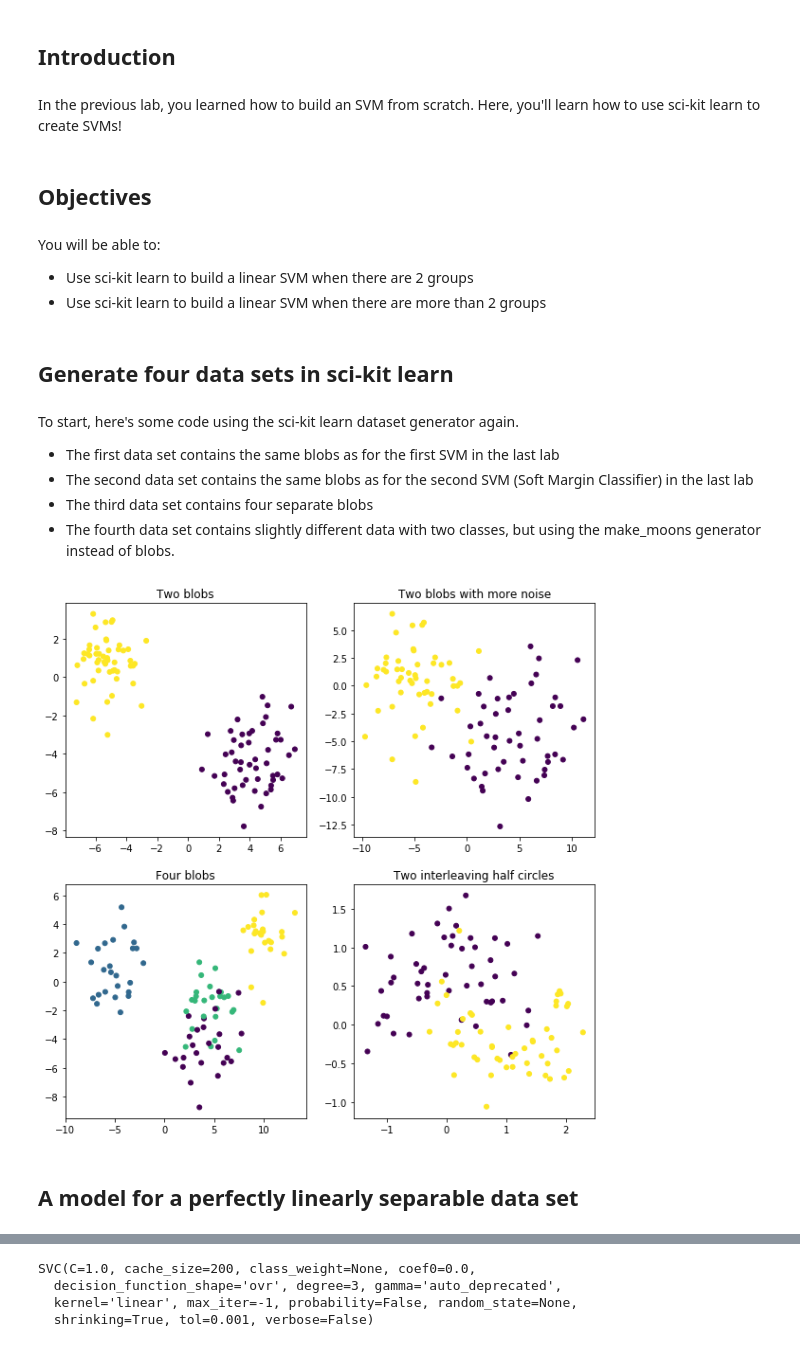
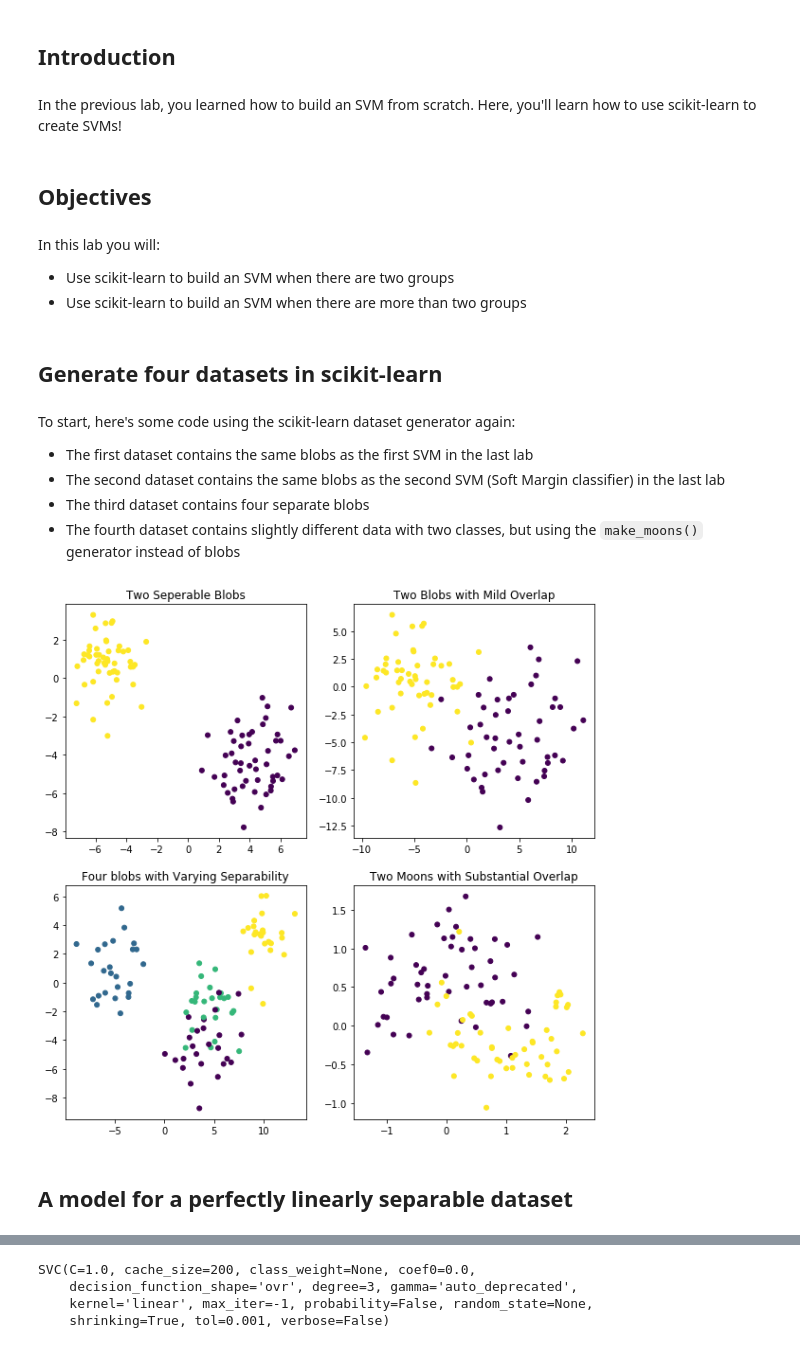
Before and after one commit to learn-co-curriculum/dsc-building-an-svm-using-scikit-learn-lab, a Jupyter notebook: index.ipynb, the cells around one changed output, grey strips where cells are left out. Saved outputs shown, nothing was run; the diff lists cells and outputs as text; code cells hidden in the pictures.

```diff
--- a/index.ipynb
+++ b/index.ipynb
@@ -3,53 +3,55 @@
 # %% [markdown]
 ## Introduction
 # %% [markdown]
-In the previous lab, you learned how to build an SVM from scratch. Here, you'll learn how to use sci-kit learn to create SVMs!
+In the previous lab, you learned how to build an SVM from scratch. Here, you'll learn how to use scikit-learn to create SVMs!
 # %% [markdown]
 ## Objectives
 # %% [markdown]
-You will be able to:
-- Use sci-kit learn to build a linear SVM when there are 2 groups
-- Use sci-kit learn to build a linear SVM when there are more than 2 groups
+In this lab you will:
+
+- Use scikit-learn to build an SVM when there are two groups
+- Use scikit-learn to build an SVM when there are more than two groups
 # %% [markdown]
-## Generate four data sets in sci-kit learn
+## Generate four datasets in scikit-learn
 # %% [markdown]
-To start, here's some code using the sci-kit learn dataset generator again.
-- The first data set contains the same blobs as for the first SVM in the last lab
-- The second data set contains the same blobs as for the second SVM (Soft Margin Classifier) in the last lab
-- The third data set contains four separate blobs
-- The fourth data set contains slightly different data with two classes, but using the make_moons generator instead of blobs.
+To start, here's some code using the scikit-learn dataset generator again:
+
+- The first dataset contains the same blobs as the first SVM in the last lab
+- The second dataset contains the same blobs as the second SVM (Soft Margin classifier) in the last lab
+- The third dataset contains four separate blobs
+- The fourth dataset contains slightly different data with two classes, but using the `make_moons()` generator instead of blobs
 # %%
 from sklearn.datasets import make_blobs
 from sklearn.datasets import make_moons
 import matplotlib.pyplot as plt
 %matplotlib inline
 import numpy as np
 
 plt.figure(figsize=(10, 10))
 
 plt.subplot(221)
-plt.title("Two blobs")
-X_1, y_1 = make_blobs(n_features = 2, centers = 2, cluster_std=1.25, random_state = 123)
+plt.title('Two Seperable Blobs')
+X_1, y_1 = make_blobs(n_features=2, centers=2, cluster_std=1.25, random_state=123)
 plt.scatter(X_1[:, 0], X_1[:, 1], c = y_1, s=25)
 
 plt.subplot(222)
-plt.title("Two blobs with more noise")
-X_2, y_2 = make_blobs(n_samples=100, n_features=2, centers=2, cluster_std=3,  random_state = 123)
+plt.title('Two Blobs with Mild Overlap')
+X_2, y_2 = make_blobs(n_samples=100, n_features=2, centers=2, cluster_std=3,  random_state=123)
 plt.scatter(X_2[:, 0], X_2[:, 1], c = y_2, s=25)
 
 plt.subplot(223)
-plt.title("Four blobs")
-X_3, y_3 = make_blobs(n_samples=100, n_features=2, centers=4, cluster_std=1.6,  random_state = 123)
-plt.scatter(X_3[:, 0], X_3[:, 1], c = y_3, s=25)
+plt.title('Four blobs with Varying Separability')
+X_3, y_3 = make_blobs(n_samples=100, n_features=2, centers=4, cluster_std=1.6,  random_state=123)
+plt.scatter(X_3[:, 0], X_3[:, 1], c=y_3, s=25)
 
 plt.subplot(224)
-plt.title("Two interleaving half circles")
-X_4, y_4 = make_moons(n_samples=100, shuffle = False , noise = 0.3, random_state=123)
-plt.scatter(X_4[:, 0], X_4[:, 1], c = y_4, s=25)
+plt.title('Two Moons with Substantial Overlap')
+X_4, y_4 = make_moons(n_samples=100, shuffle=False , noise=0.3, random_state=123)
+plt.scatter(X_4[:, 0], X_4[:, 1], c=y_4, s=25)
 
 plt.show()
 # %% [output]
-[figure, old version]
+[figure, new version]
 # %% [markdown]
-## A model for a perfectly linearly separable data set
+## A model for a perfectly linearly separable dataset
 # %% [markdown]
```
Also changed, not shown: parts of 39 cells of this notebook, 27 other files.
